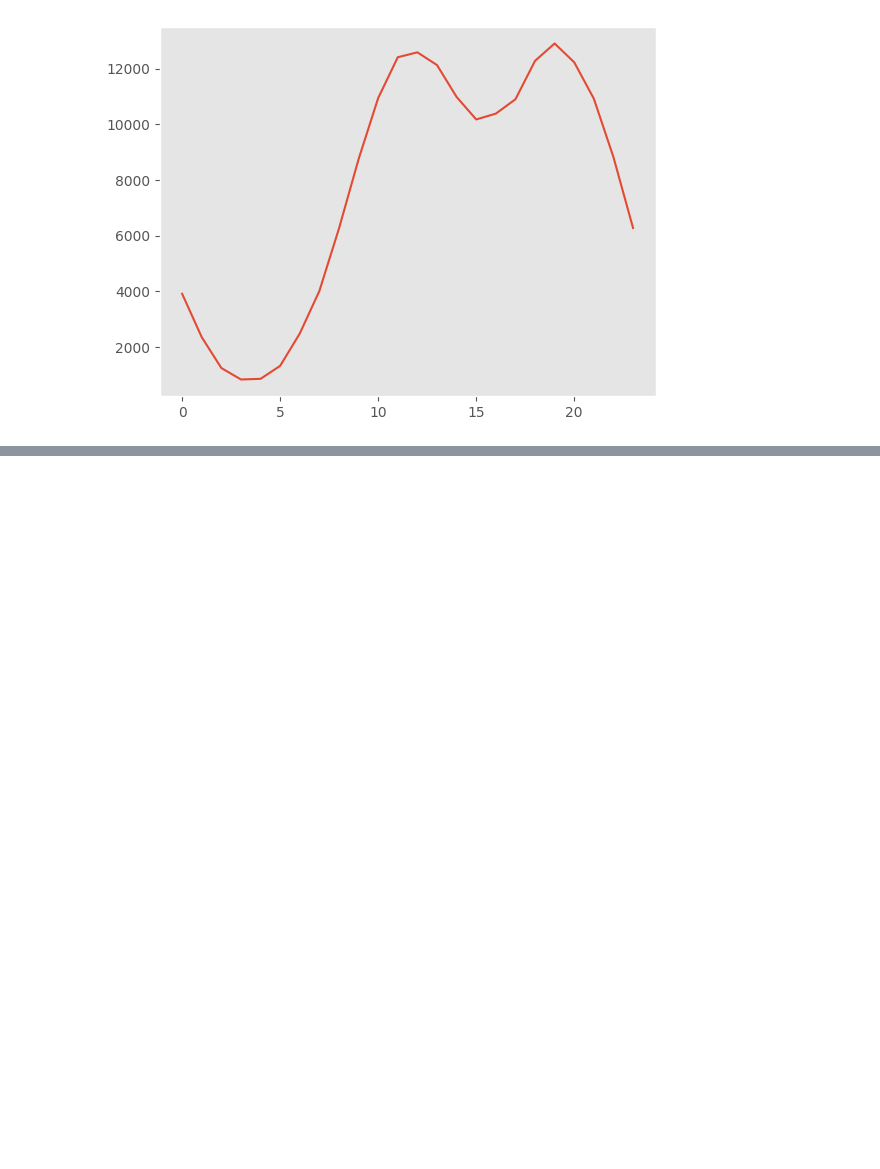
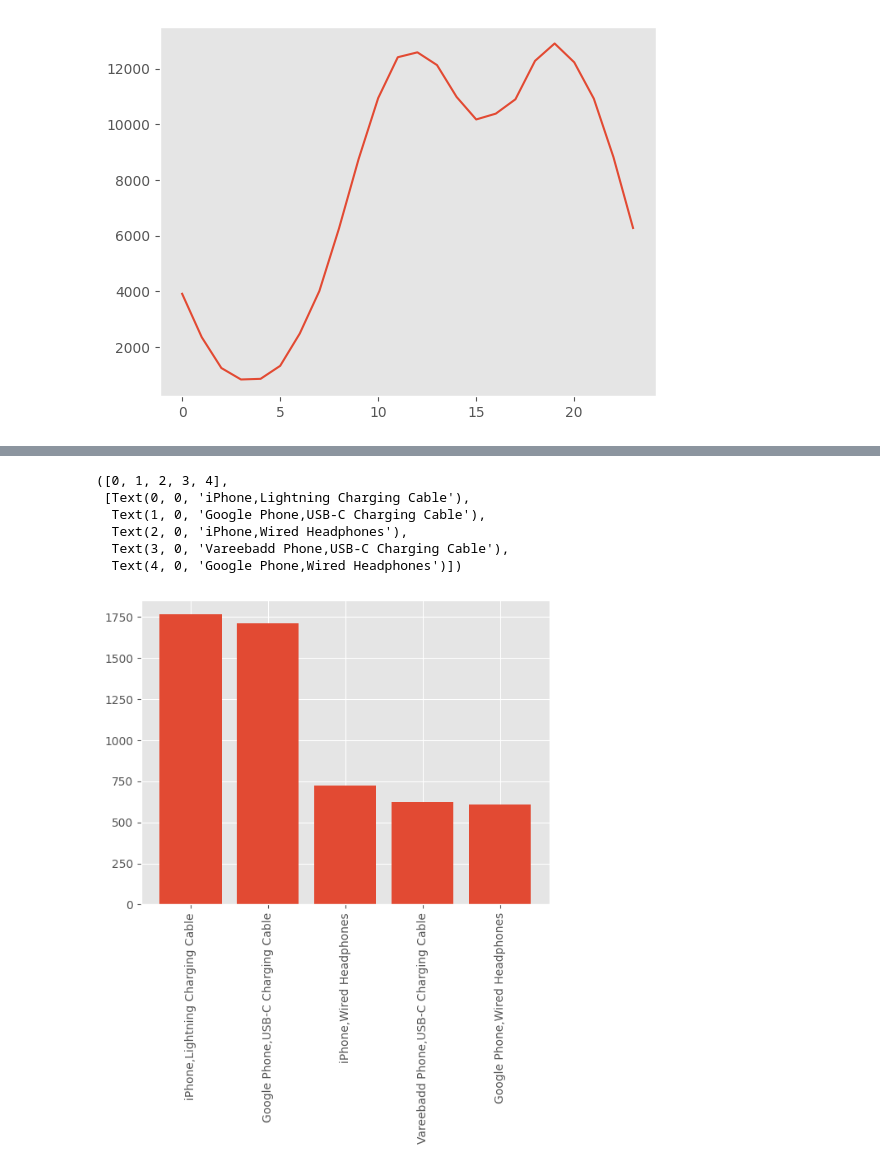
Before and after one commit to LiamFer/Data-Analysis-Projects, a Jupyter notebook: Data Analysis/Sales Analysis/sales.ipynb, the cells around one changed output, grey strips where cells are left out. Cells and saved outputs as stored; diff of their text form; code cells hidden in the pictures; blank space fills up the shorter version.

Commit message:
Products Often sold Together

```diff
--- a/Data Analysis/Sales Analysis/sales.ipynb
+++ b/Data Analysis/Sales Analysis/sales.ipynb
@@ -79,0 +96,14 @@ plt.plot(sales.groupby("Hour")['Total Profit'].count())
+# %%
+# What products are more often sold together
+grouped_products = pd.DataFrame(sales[sales['Order ID'].duplicated(keep=False)].groupby("Order ID")['Product'].transform(lambda product: ",".join(product)))
+
+plt.bar(grouped_products['Product'].value_counts().head().index,grouped_products['Product'].value_counts().head())
+plt.xticks(rotation='vertical')
+# %% [output]
+([0, 1, 2, 3, 4],
+ [Text(0, 0, 'iPhone,Lightning Charging Cable'),
+  Text(1, 0, 'Google Phone,USB-C Charging Cable'),
+  Text(2, 0, 'iPhone,Wired Headphones'),
+  Text(3, 0, 'Vareebadd Phone,USB-C Charging Cable'),
+  Text(4, 0, 'Google Phone,Wired Headphones')])
+[figure, added]
```
Also changed, not shown: parts of 1 cell of this notebook.
